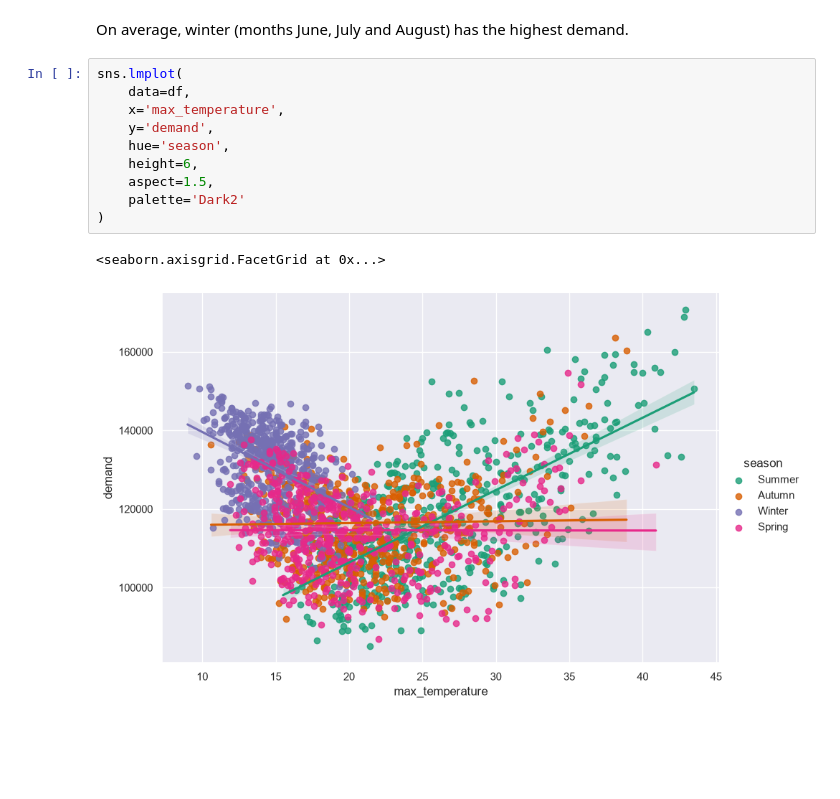
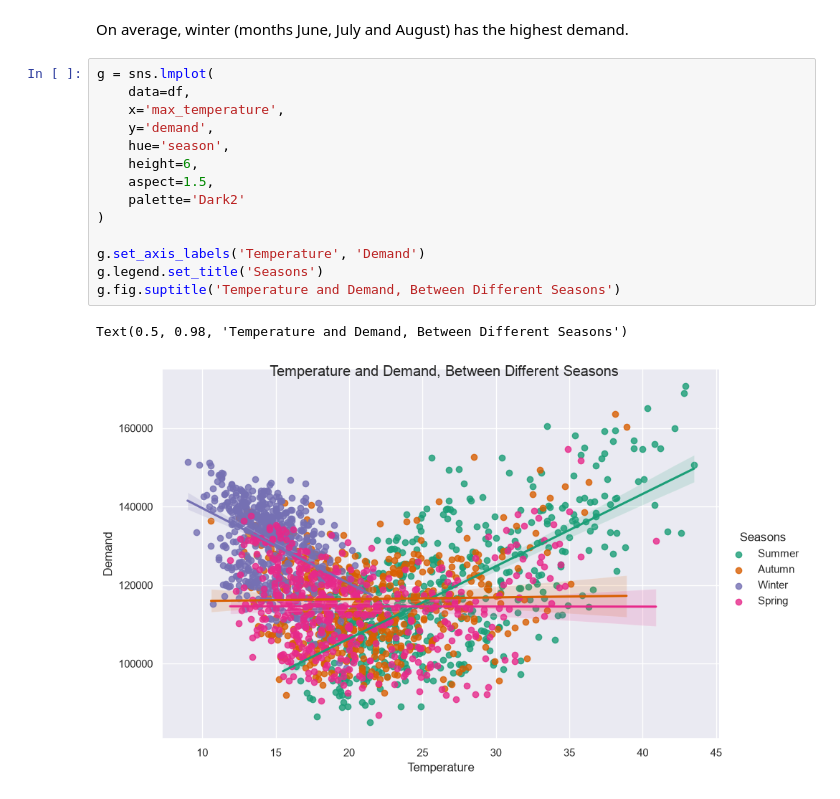
Before and after one commit to DimitarK13/electricity-price-and-demand, a Jupyter notebook: notebooks/03_exploratory_analysis.ipynb, the cells around one changed output. Drawn from its saved outputs; the diff is of its cells as text; blank space fills up the shorter version.

Commit message:
tidy plot and display in report

```diff
--- a/notebooks/03_exploratory_analysis.ipynb
+++ b/notebooks/03_exploratory_analysis.ipynb
@@ -43,15 +43,19 @@ sns.barplot(data=df, x='season', y='demand', hue='season', legend=False, estimat
 # %% [markdown]
 On average, winter (months June, July and August) has the highest demand.
 # %%
-sns.lmplot(
+g = sns.lmplot(
     data=df,
     x='max_temperature',
     y='demand',
     hue='season',
     height=6,
     aspect=1.5,
     palette='Dark2'
 )
+
+g.set_axis_labels('Temperature', 'Demand')
+g.legend.set_title('Seasons')
+g.fig.suptitle('Temperature and Demand, Between Different Seasons')
 # %% [output]
-<seaborn.axisgrid.FacetGrid at 0x...>
+Text(0.5, 0.98, 'Temperature and Demand, Between Different Seasons')
-[figure, old version]
+[figure, new version]
```
Also changed, not shown: 2 other files.
